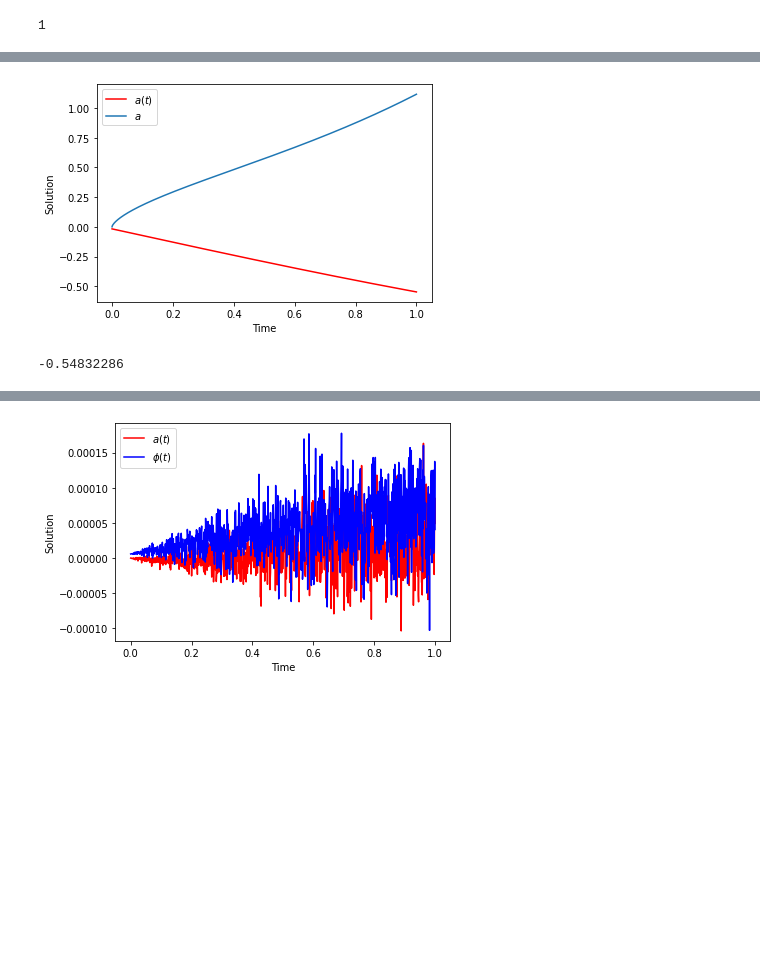
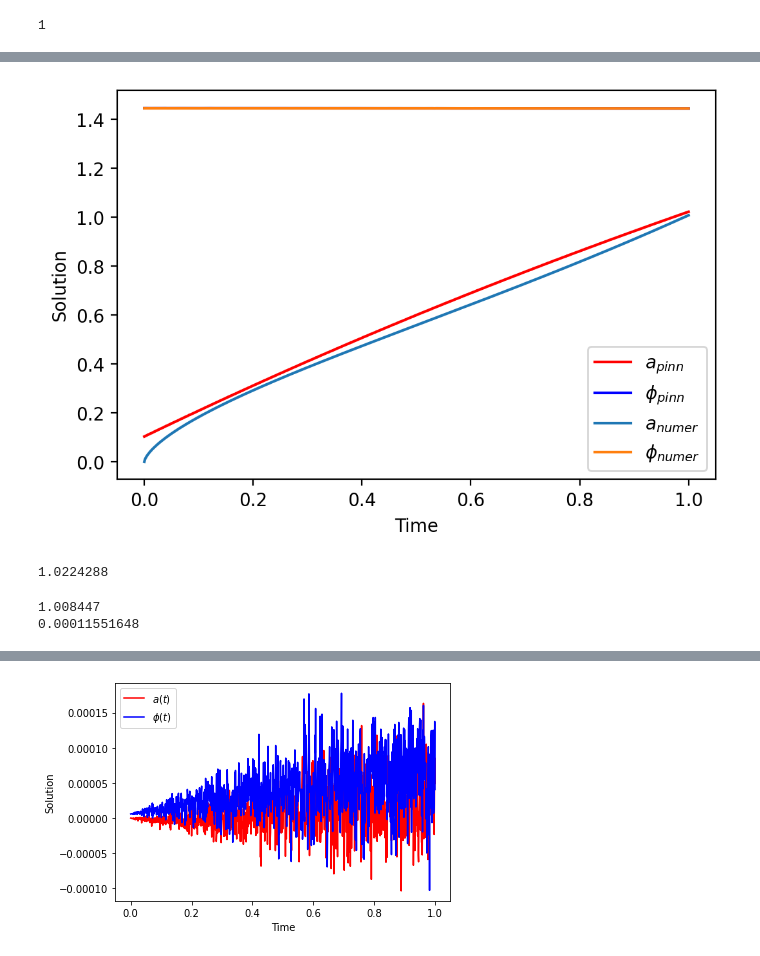
Before and after one commit to Weerachai-00/PINNs, a Jupyter notebook: Tutorial_tensorflow.ipynb, the cells around one changed output, grey strips where cells are left out. Saved outputs shown, nothing was run; the diff lists cells and outputs as text; code cells hidden in the pictures; blank space fills up the shorter version.

```diff
--- a/Tutorial_tensorflow.ipynb
+++ b/Tutorial_tensorflow.ipynb
@@ -293,11 +293,11 @@ def eq(y,t):
 ma_array, fef, phiin_array, phidotin_array = diag(mo, c, n, a0, b0, sa, sb, s1, s2, phi_range, phidotin)
 rhoin_array = rhoinitial(phidotin_array, phiin_array, ma_array, n)
 y0 = yinitial(n, phiin_array, phidotin_array, rhoin_array, ain)
-ma_array = ma_array/100
+ma_array = ma_array
 ma = ma_array
-#print(y0)
+# print(y0)
 phi_in,dphi_in,rho_in,a_in=y0
-phi_in = 0.0
+# phi_in = 0.0
 display(Math(r'$ \phi_0, \dot{\phi_0}, \rho_0, a_0 $'))
 print(phi_in,dphi_in,rho_in,a_in)
 
@@ -306,15 +306,16 @@ t = np.linspace(t_in,t_fi,N)
 y = odeint(eq,y0,t,mxstep=int(1e9))
 
 # set phi_0 = 0
-y[:,0] = 0.0
+# y[:,0] = 0.0
 
 uuut = t
 uuuy = y
+print(y)
 #print('uuuy')
 print(uuuy[:,0])
 plt.plot(uuut,uuuy[:,0],label = r'$\phi$')
 plt.plot(uuut,uuuy[:,3],label = r'$a$')
-plt.yscale('log')
+# plt.yscale('log')
 plt.xscale('log')
 plt.legend()
 plt.show()
@@ -442,14 +443,14 @@ def func(x, model):
 # derivative of a
 #    print(a,da)
     a_ = 0.5*a**2*dphi**2 + 0.5*ma**2*a**2*phi**2 + rho_m0/a + rho_r0/a**2 + rhol*a**2
-    a_ = tf.clip_by_value(a_, 1e-9, tf.reduce_max(a_))  # ป้องกันค่า 0 หรือค่าลบ
+#     a_ = tf.clip_by_value(a_, 1e-9, tf.reduce_max(a_))  # ป้องกันค่า 0 หรือค่าลบ
     a_ = tf.sqrt(a_)
 #    print(a_)
     f1 = da - 1/tf.sqrt(tf.constant([[3.0]])) * a_
 
 # derivative of phi
     phi_ = 0.5*dphi**2 + 0.5*ma**2*phi**2 + rho_m0/a**3 + rho_r0/a**4 + rhol
-    phi_ = tf.clip_by_value(phi_, 1e-9, tf.reduce_max(phi_))  # ป้องกันค่า 0 หรือค่าลบ
+#     phi_ = tf.clip_by_value(phi_, 1e-9, tf.reduce_max(phi_))  # ป้องกันค่า 0 หรือค่าลบ
     phi_ = tf.sqrt(phi_)
 
     f2 = ddphi + tf.sqrt(tf.constant([[3.0]])) * phi_ * dphi + ma**2 * phi
@@ -462,7 +463,8 @@ def func(x, model):
 
 # คIC Loss
 def initial_condition_loss(model):
-    t_0 = tf.convert_to_tensor([[0.0]], dtype=tf.float32)  # จุดเริ่มต้น t=0
+#    t_0 = tf.convert_to_tensor([[0.0]], dtype=tf.float32)  # จุดเริ่มต้น t=0
+    t_0 = tf.constant([[0.0]], dtype=tf.float32)  # จุดเริ่มต้น t=0
     with tf.GradientTape(persistent=True) as tape:
         tape.watch(t_0)
         u_pred = model(t_0)
@@ -478,7 +480,7 @@ def initial_condition_loss(model):
 
 # BC Loss
 def boundary_condition_loss(model, t_fi):
-    t_final_tensor = tf.convert_to_tensor([[t_fi]], dtype=tf.float32)  # จุด t = t_final
+    t_final_tensor = tf.constant([[t_fi]], dtype=tf.float32)  # จุด t = t_final
     u_pred = model(t_final_tensor)
     u1_pred = u_pred[:, 0]
 
@@ -664,13 +666,14 @@ t_fi
 1
 # %%
 # Version 1
+
 model = NN()
-t_tensor = tf.convert_to_tensor(np.linspace(t_in, t_fi, 1000).reshape(-1, 1), dtype=tf.float32)
+t_tensor = tf.convert_to_tensor(np.linspace(t_in, t_fi, N).reshape(-1, 1), dtype=tf.float32)
 #t_tensor = tf.constant(np.linspace(t_in, t_fi, 100).reshape(-1, 1), dtype=tf.float32)
 #x_train = tf.convert_to_tensor(np.random.rand(100, 2), dtype=tf.float32)
 t0 = tf.constant([[t_in]], dtype=tf.float32)
 print(t0)
-epochs = 2000
+epochs = 5000
 optimizer = tf.keras.optimizers.Adam(learning_rate=1e-4)
 for epoch in range(epochs):
     with tf.GradientTape() as tape:
@@ -681,15 +684,24 @@ for epoch in range(epochs):
     if epoch % 100 == 0:
         print(f'Epoch: {epoch}, Loss: {loss.numpy()}')
 
+tf.no_gradient
+
+
 # Results
 u_pred = model(t_tensor).numpy()
-t_data = np.linspace(t_in,t_fi,1000).reshape(-1,1)
+t_data = np.linspace(t_in,t_fi,N).reshape(-1,1)
 u1_pred, u2_pred = u_pred[:, 0], u_pred[:, 1]
 print(epoch,loss.numpy())
+
+tf.no_gradient
+
+
 # Plot results
-plt.plot(t_data, u1_pred, label='$a(t)$',color ='r')
-#plt.plot(t_data, u2_pred, label='$\phi(t)$',color ='b')
-plt.plot(uuut,uuuy[:,3],label = r'$a$')
+plt.figure(dpi=200)
+plt.plot(t_data, u1_pred, label='$a_{pinn}$',color ='r')
+plt.plot(t_data, u2_pred, label='$\phi_{pinn}$',color ='b')
+plt.plot(uuut,uuuy[:,3],label = '$a_{numer}$',linestyle='-')
+plt.plot(uuut,uuuy[:,0],label = '$\phi_{numer}$',linestyle='-')
 plt.xlabel('Time')
 plt.ylabel('Solution')
 #plt.ylim(0.9e-8,1.1e-8)
@@ -717,2 +740,8 @@ Epoch: 1900, Loss: [[0.29371047]]
-[figure, old version]
+[figure, new version]
--0.54832286
+1.0224288
+# %%
+print(u1_pred[-1])
+print(u2_pred[-1])
+# %% [output]
+1.008447
+0.00011551648
```
Also changed, not shown: parts of 13 cells of this notebook.
